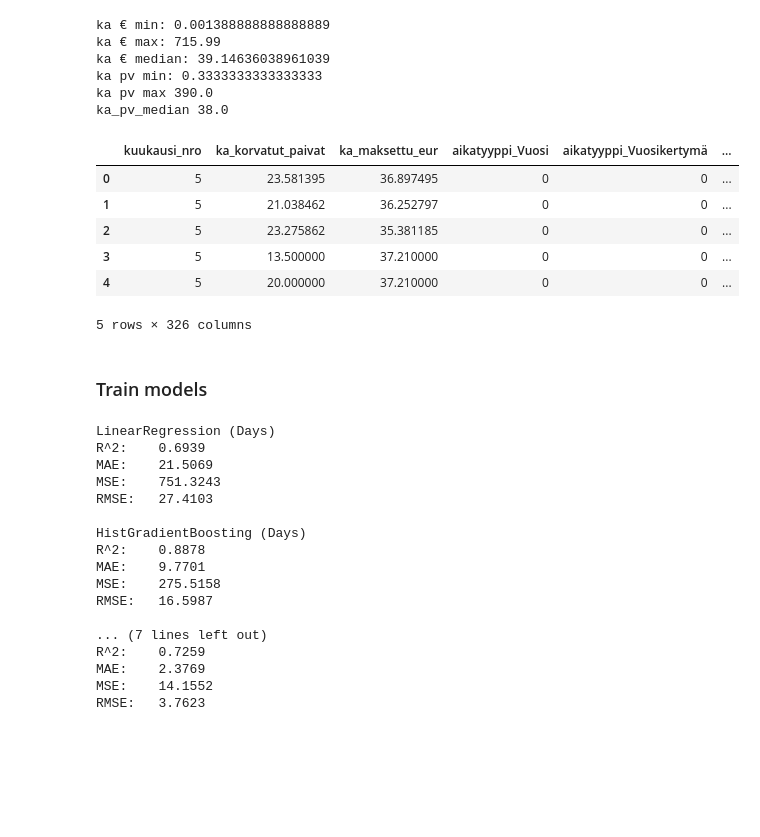
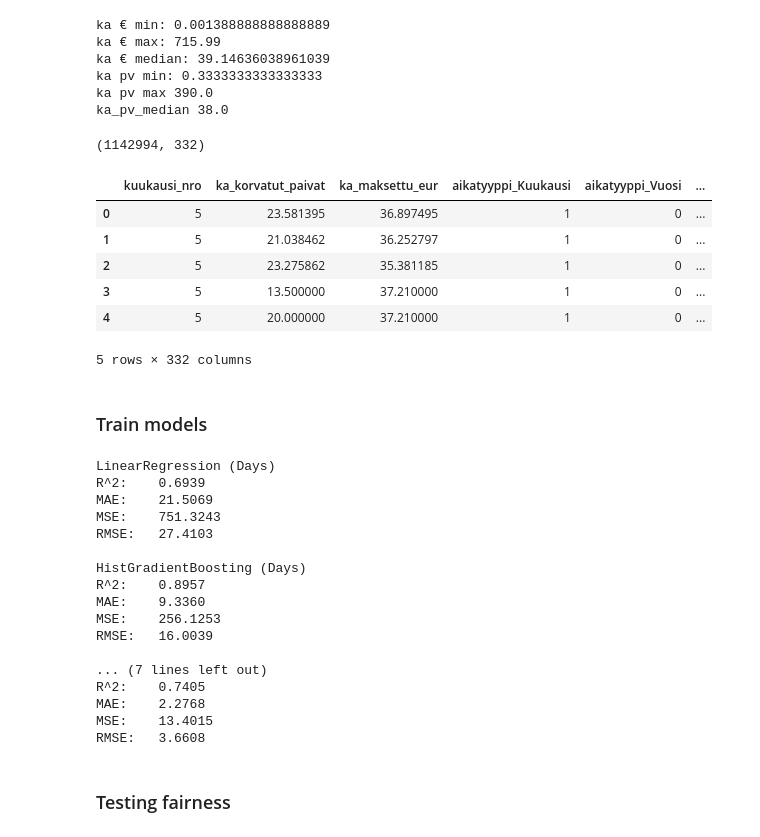
Before and after one commit to kirsikkahiltunen/ML_Fairness_project, a Jupyter notebook: EDA.ipynb, the cells around one changed output. Saved outputs shown, nothing was run; the diff lists cells and outputs as text; code cells hidden in the pictures; blank space fills up the shorter version.

Commit message:
Fixed encoding mistake, added fairness assessment First category of encoded categorical columns were erroneously dropped. That no longer happens. Fairness results are now added.

```diff
--- a/EDA.ipynb
+++ b/EDA.ipynb
@@ -213,16 +213,18 @@ ka pv max 390.0
 ka_pv_median 38.0
 # %%
 categorical_cols = ["aikatyyppi", "ikaryhma", "sukupuoli", "etuus", "korvausperuste", "kunta_nro"]
-df_encoded = pd.get_dummies(df, columns=categorical_cols, drop_first=True, dtype=int)
+df_encoded = pd.get_dummies(df, columns=categorical_cols, drop_first=False, dtype=int)
+print(df_encoded.shape)
 df_encoded.head()
 # %% [output]
+(1142994, 332)
-|  | kuukausi_nro | ka_korvatut_paivat | ka_maksettu_eur | aikatyyppi_Vuosi | aikatyyppi_Vuosikertymä | ... |
-| 0 | 5 | 23.581395 | 36.897495 | 0 | 0 | ... |
-| 1 | 5 | 21.038462 | 36.252797 | 0 | 0 | ... |
-| 2 | 5 | 23.275862 | 35.381185 | 0 | 0 | ... |
-| 3 | 5 | 13.500000 | 37.210000 | 0 | 0 | ... |
-| 4 | 5 | 20.000000 | 37.210000 | 0 | 0 | ... |
+|  | kuukausi_nro | ka_korvatut_paivat | ka_maksettu_eur | aikatyyppi_Kuukausi | aikatyyppi_Vuosi | ... |
+| 0 | 5 | 23.581395 | 36.897495 | 1 | 0 | ... |
+| 1 | 5 | 21.038462 | 36.252797 | 1 | 0 | ... |
+| 2 | 5 | 23.275862 | 35.381185 | 1 | 0 | ... |
+| 3 | 5 | 13.500000 | 37.210000 | 1 | 0 | ... |
+| 4 | 5 | 20.000000 | 37.210000 | 1 | 0 | ... |
-5 rows × 326 columns
+5 rows × 332 columns
 # %% [markdown]
 ### Train models
 # %%
@@ -275,13 +277,15 @@ MSE:    751.3243
 RMSE:   27.4103
 
 HistGradientBoosting (Days)
-R^2:    0.8878
-MAE:    9.7701
-MSE:    275.5158
-RMSE:   16.5987
+R^2:    0.8957
+MAE:    9.3360
+MSE:    256.1253
+RMSE:   16.0039
 
 ... (7 lines left out)
-R^2:    0.7259
-MAE:    2.3769
-MSE:    14.1552
-RMSE:   3.7623
+R^2:    0.7405
+MAE:    2.2768
+MSE:    13.4015
+RMSE:   3.6608
+# %% [markdown]
+### Testing fairness
```
Also changed, not shown: parts of 5 cells of this notebook.
